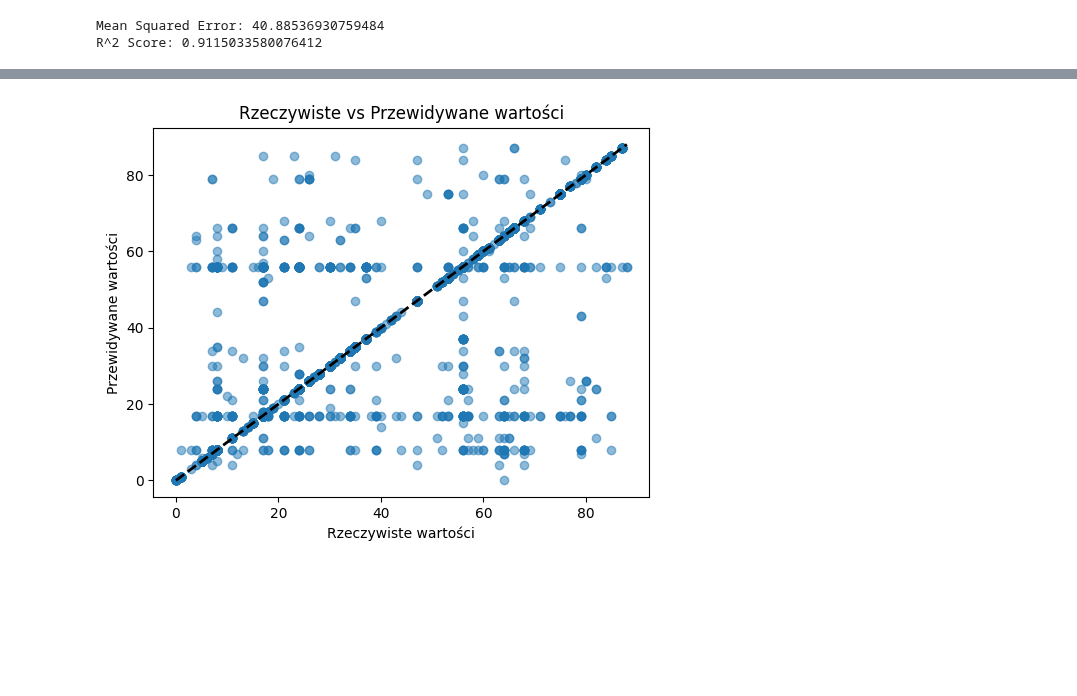
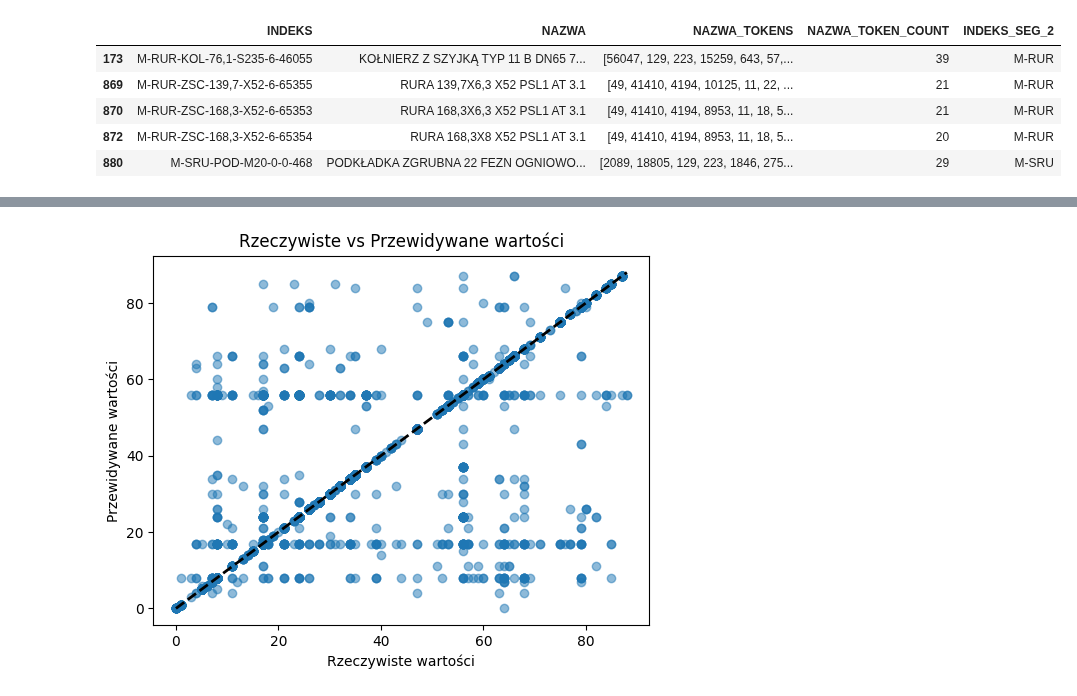
Before and after one commit to rk404/ML_PROJEKT, a Jupyter notebook: notebook.ipynb, the cells around one changed output, grey strips where cells are left out. Drawn from its saved outputs; the diff is of its cells as text; code cells hidden in the pictures; blank space fills up the shorter version.

Commit message:
porzadki w kodzie, zapis modelu do pliku

```diff
--- a/notebook.ipynb
+++ b/notebook.ipynb
@@ -26,6 +20,17 @@ Wczytano 386148 wierszy i 13 kolumn
 # %%
-#czyszczenie danych
-indeksy_df = indeksy_df[['ID', 'INDEKS', 'NAZWA','KOMB_ID']]
-kombinacje_df = kombinacje_df[['SEGM_ID','KOMB_ID', 'POZYCJA_SEG','SLIT_ID','SLOW_ID', 'KOD', 'OPIS', 'ZALEZNY_OD_ID','NAZWA_SLOW', 'ZALEZNY_OD_SLOW_ID']]
+# czyszczenie danych
+indeksy_df = indeksy_df[['ID', 'INDEKS', 'NAZWA', 'KOMB_ID']].copy()
+kombinacje_df = kombinacje_df[[
+    'SEGM_ID', 'KOMB_ID', 'POZYCJA_SEG', 'SLIT_ID', 'SLOW_ID',
+    'KOD', 'OPIS', 'ZALEZNY_OD_ID', 'NAZWA_SLOW', 'ZALEZNY_OD_SLOW_ID'
+]].copy()
 
-indeksy_df= indeksy_df.dropna(subset=['KOMB_ID'])
+# zostawiamy tylko te wiersze, które mają wartość w kolumnie KOMB_ID
+indeksy_df = indeksy_df.dropna(subset=['KOMB_ID'])
+
+# zostawiamy tylko te indeksy, które zaczynają się od 'M' - Materialy
+indeksy_df = indeksy_df[indeksy_df['INDEKS'].str.startswith('M')]
+
+# wyświetlenie wyników czyszczenia
+print(f"Liczba wierszy w indeksy_df po czyszczeniu: {len(indeksy_df)}")
+print(f"Liczba wierszy w kombinacje_df: {len(kombinacje_df)}")
@@ -48,6 +48,0 @@ indeksy_df_token.head()
-# %%
-# Ogranicz dane z indeksy_df_token do takich wierszy, które w kolumnie Indeks zaczynają się od 'M'
-indeksy_df_token = indeksy_df_token[indeksy_df_token['INDEKS'].str.startswith('M')]
-# wyświetlenie 10 rekordów z najmniejszą liczbą tokenów w kolumnie 'token_count'
-print(indeksy_df_token.nsmallest(10, 'NAZWA_token_count'))
-# Zaznacz kolorem tła fragment teksu w kolumnie nazwa odpowiadajacy poscególnemu tokenowi w kolumnie 'NAZWA_tokens' i wyświetl wynik
@@ -72,5 +48,0 @@ print(indeksy_df_token.nsmallest(10, 'NAZWA_token_count'))
-# %%
- # Na podstawie indeksy_df_token stóworz ramkę danych z kolumnami: INDEKS, NAZWA, NAZWA_tokens, NAZWA_token_count, Indeks_2_bloki  w której Indeks_2_bloki to wartość z kolumny INDEKS po drógim znaku '-'
-indeksy_df_token['Indeks_2_bloki'] = indeksy_df_token['INDEKS'].apply(lambda x: '-'.join(x.split('-')[:2]) if '-' in x else x)
-indeksy_model_1 = indeksy_df_token[['INDEKS', 'NAZWA', 'NAZWA_tokens', 'NAZWA_token_count', 'Indeks_2_bloki']]
-indeksy_model_1.head()
@@ -150,24 +49,15 @@ for key, value in trial.params.items():
-# %%
-from xgboost import XGBClassifier
-from sklearn.model_selection import train_test_split
-from sklearn.metrics import mean_squared_error, r2_score
-import numpy as np
-
-max_tokens = indeksy_model_1['NAZWA_tokens'].apply(len).max()
-X = np.array([
-    np.pad(tokens, (0, max_tokens - len(tokens)), constant_values=0)[:max_tokens]
-    for tokens in indeksy_model_1['NAZWA_tokens']
-])
-y = indeksy_model_1['Indeks_2_bloki'].astype('category').cat.codes
-X_train, X_test, y_train, y_test = train_test_split(X, y, test_size=0.2, random_state=42)
-#model = XGBRegressor(objective='reg:squarederror', n_estimators=100, learning_rate=0.1, max_depth=5, random_state=42)
-model = XGBClassifier(n_estimators=165, learning_rate=0.08764409794893746, max_depth=17)
-model.fit(X_train, y_train)
-y_pred = model.predict(X_test)
-mse = mean_squared_error(y_test, y_pred)
-r2 = r2_score(y_test, y_pred)
-print(f'Mean Squared Error: {mse}')
-print(f'R^2 Score: {r2}')
-# %% [output]
-Mean Squared Error: 40.88536930759484
-R^2 Score: 0.9115033580076412
+# %%
+# przygotowanie ramiki danych do modelu
+# dodajemy kolumnę z dwoma pierwszymi segmentami indeksu
+indeksy_df_token['INDEKS_SEG_2'] = indeksy_df_token['INDEKS'].str.split('-').str[:2].str.join('-')
+
+# tworzymy ramkę danych do modelu
+indeksy_model_1 = indeksy_df_token[['INDEKS', 'NAZWA', 'NAZWA_TOKENS', 'NAZWA_TOKEN_COUNT', 'INDEKS_SEG_2']]
+indeksy_model_1.head()
+# %% [output]
+|  | INDEKS | NAZWA | NAZWA_TOKENS | NAZWA_TOKEN_COUNT | INDEKS_SEG_2 |
+| 173 | M-RUR-KOL-76,1-S235-6-46055 | KOŁNIERZ Z SZYJKĄ TYP 11 B DN65 7... | [56047, 129, 223, 15259, 643, 57,... | 39 | M-RUR |
+| 869 | M-RUR-ZSC-139,7-X52-6-65355 | RURA 139,7X6,3 X52 PSL1 AT 3.1 | [49, 41410, 4194, 10125, 11, 22, ... | 21 | M-RUR |
+| 870 | M-RUR-ZSC-168,3-X52-6-65353 | RURA 168,3X6,3 X52 PSL1 AT 3.1 | [49, 41410, 4194, 8953, 11, 18, 5... | 21 | M-RUR |
+| 872 | M-RUR-ZSC-168,3-X52-6-65354 | RURA 168,3X8 X52 PSL1 AT 3.1 | [49, 41410, 4194, 8953, 11, 18, 5... | 20 | M-RUR |
+| 880 | M-SRU-POD-M20-0-0-468 | PODKŁADKA ZGRUBNA 22 FEZN OGNIOWO... | [2089, 18805, 129, 223, 1846, 275... | 29 | M-SRU |
```
Also changed, not shown: parts of 15 cells of this notebook, 11 other files.
